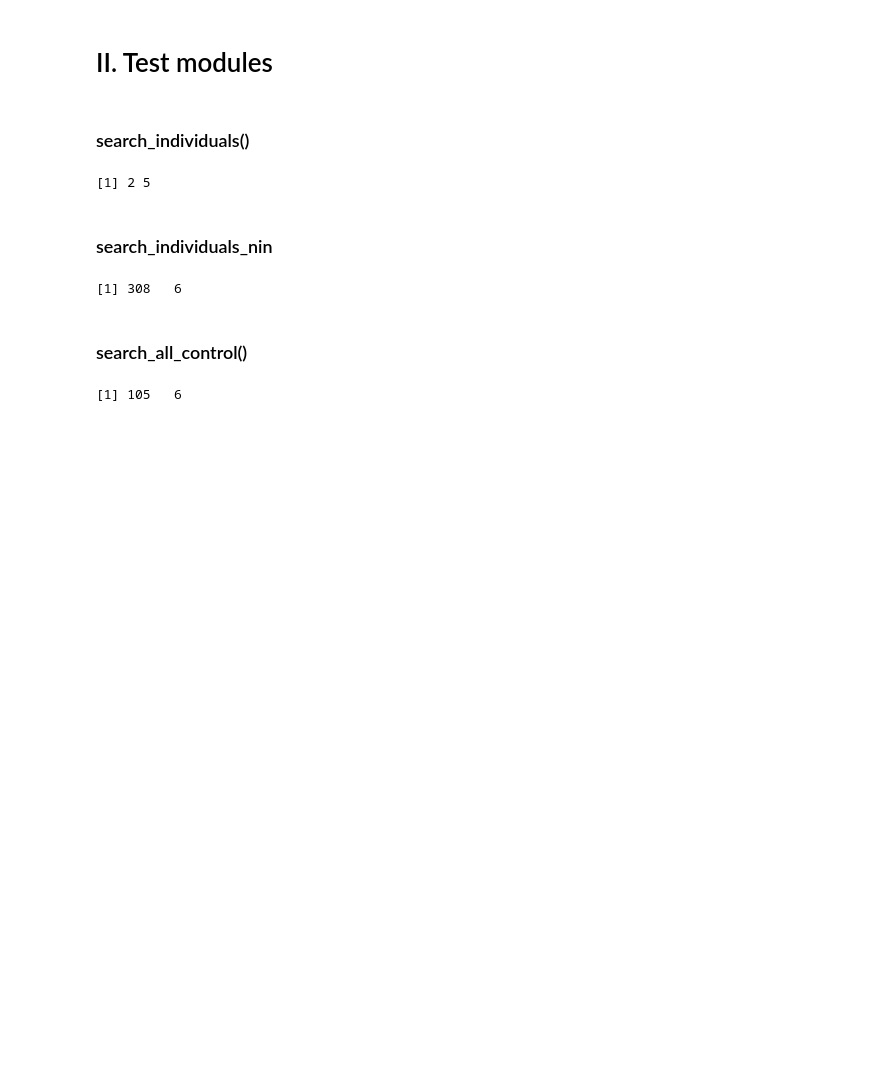
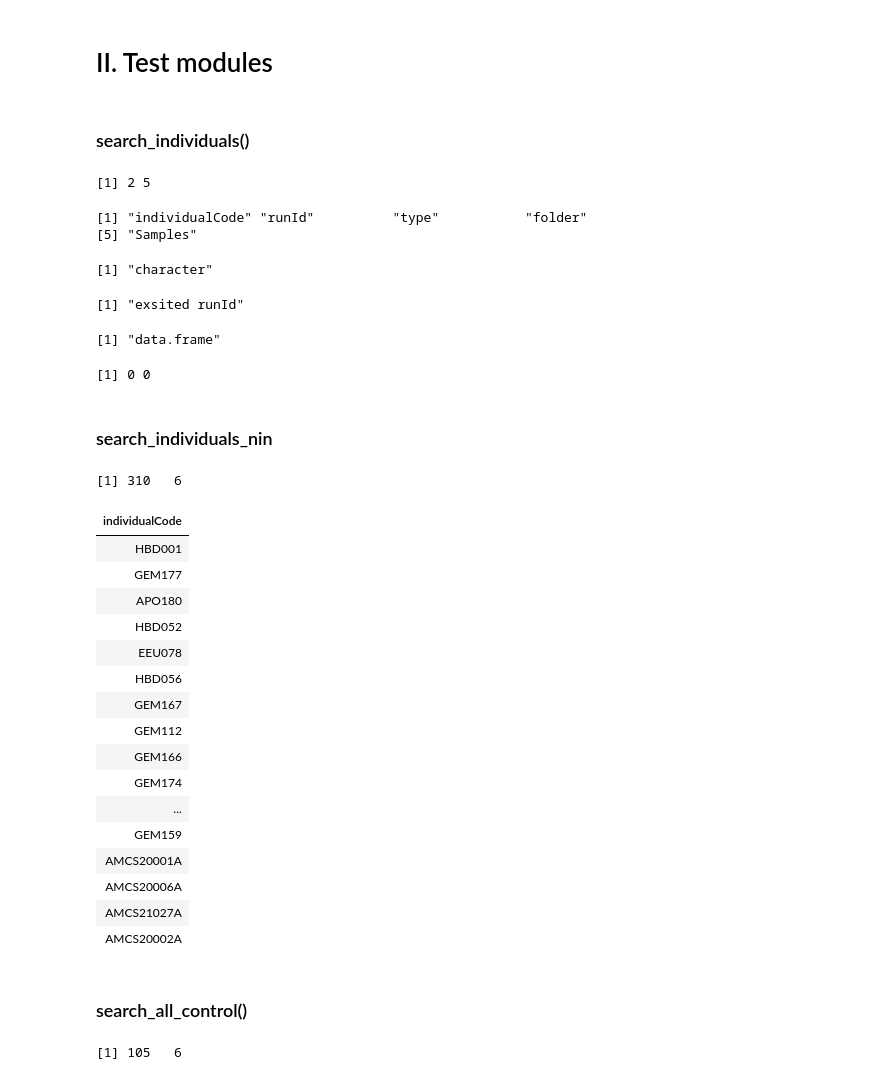
Before and after one commit to tuantla80/R-Shiny-Apps, a Jupyter notebook: R_Examples/Modules.ipynb, the cells around one changed output. Drawn from its saved outputs; the diff is of its cells as text; code cells hidden in the pictures; blank space fills up the shorter version.

```diff
--- a/R_Examples/Modules.ipynb
+++ b/R_Examples/Modules.ipynb
@@ -986,10 +992,48 @@ df <- search_individuals(db, vec=c('CPI555', 'CPI515'))
 dim(df)
 # %% [output]
 [1] 2 5
+# %%
+colnames(df)
+class(colnames(df))
+if ("runId" %in% colnames(df)){
+    print('exsited runId')
+}
+# %% [output]
+[1] "individualCode" "runId"          "type"           "folder"
+[5] "Samples"
+[1] "character"
+[1] "exsited runId"
+# %%
+df <- search_individuals(db, vec=c('NotExisted'))
+class(df)
+dim(df)
+# %% [output]
+[1] "data.frame"
+[1] 0 0
 # %% [markdown]
 ### search_individuals_nin
 # %%
-df_nin <- search_individuals_nin(db, vec=c('CPI555', 'CPI515'))
+df_nin <- search_individuals_nin(db, vec=c('NotExisted'))
 dim(df_nin)
 # %% [output]
-[1] 308   6
+[1] 310   6
+# %%
+df_nin[1]
+# %% [output]
+| individualCode |
+| HBD001 |
+| GEM177 |
+| APO180 |
+| HBD052 |
+| EEU078 |
+| HBD056 |
+| GEM167 |
+| GEM112 |
+| GEM166 |
+| GEM174 |
+| ... |
+| GEM159 |
+| AMCS20001A |
+| AMCS20006A |
+| AMCS21027A |
+| AMCS20002A |
```
Also changed, not shown: parts of 58 cells of this notebook, 16 other files.
